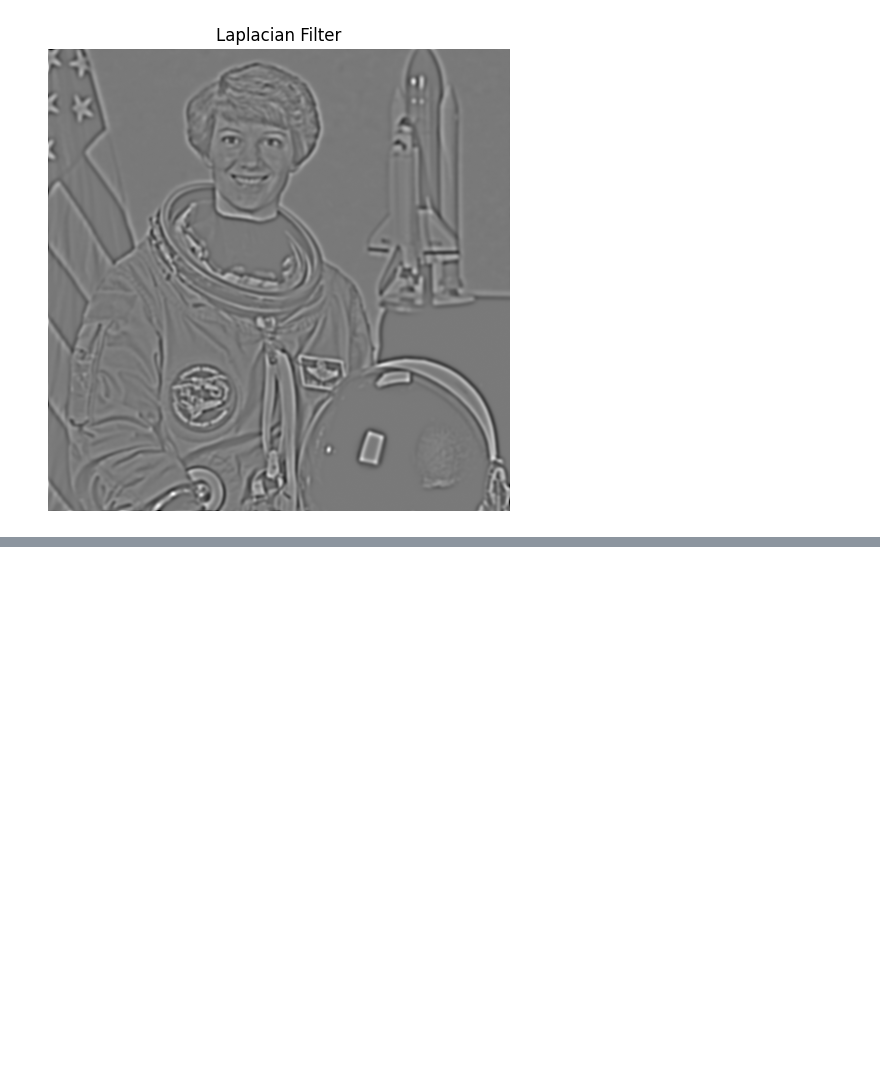
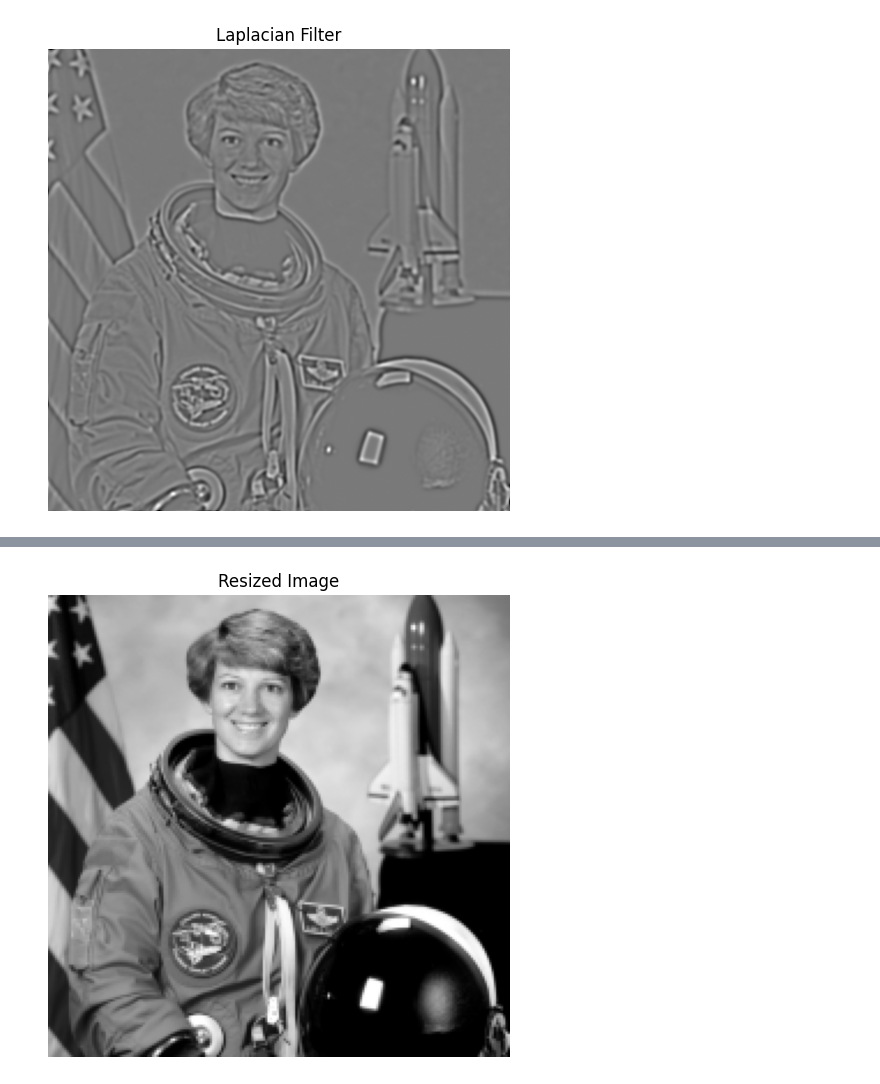
Before and after one commit to EdisonZyberaj/CV_Exercise1, a Jupyter notebook: Exercise4.ipynb, the cells around one changed output, grey strips where cells are left out. Saved outputs shown, nothing was run; the diff lists cells and outputs as text; code cells hidden in the pictures; blank space fills up the shorter version.

```diff
--- a/Exercise4.ipynb
+++ b/Exercise4.ipynb
@@ -69,0 +84,14 @@ plt.show()
+# %%
+# Resize image
+
+small_img = resize(gray_astro, (200, 200))
+
+# Display resized image
+
+plt.figure(figsize=(6,6))
+plt.imshow(small_img, cmap='gray')
+plt.title("Resized Image")
+plt.axis("off")
+plt.show()
+# %% [output]
+[figure, added]
```
Also changed, not shown: parts of 3 cells of this notebook.
